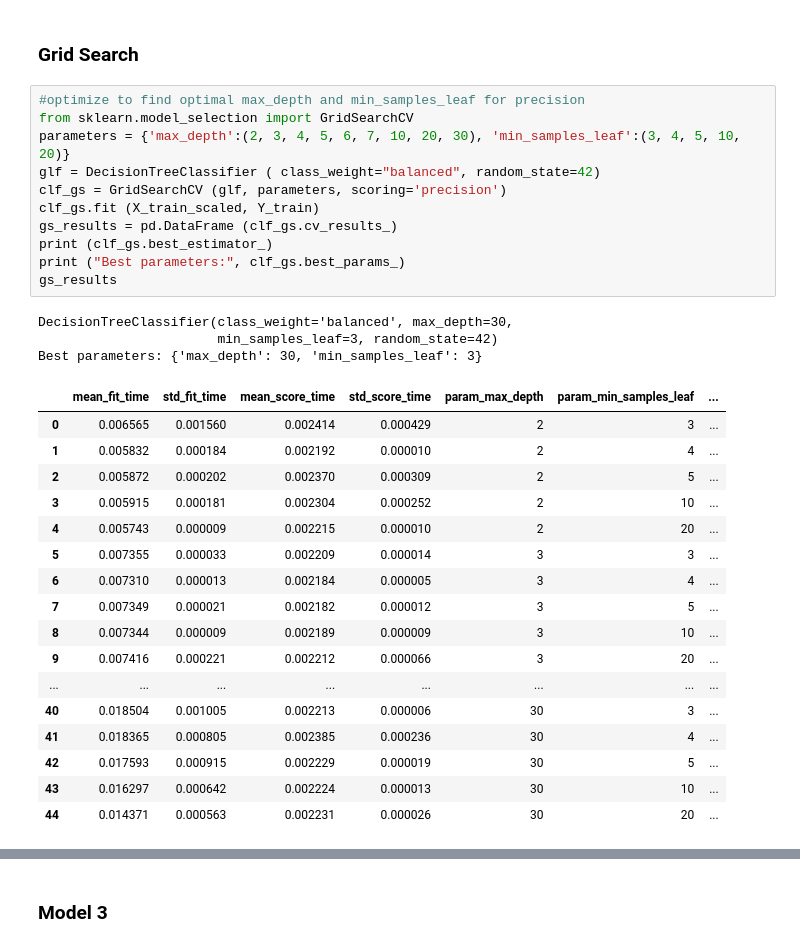
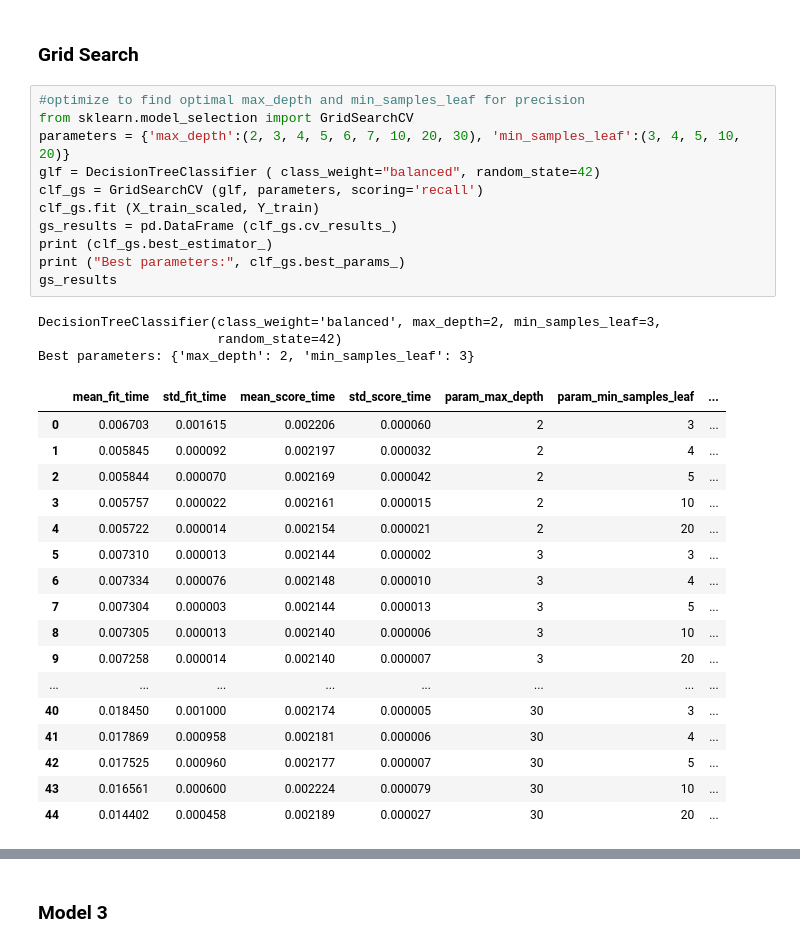
Before and after one commit to siyamabu/Portuguese-Banking-Campaign, a Jupyter notebook: portuguese_banking_campaign.ipynb, the cells around one changed output, grey strips where cells are left out. Drawn from its saved outputs; the diff is of its cells as text.

```diff
--- a/portuguese_banking_campaign.ipynb
+++ b/portuguese_banking_campaign.ipynb
@@ -1054,33 +1046,33 @@ With 5 fold validation, there are:
 # %%
 #optimize to find optimal max_depth and min_samples_leaf for precision
 from sklearn.model_selection import GridSearchCV
 parameters = {'max_depth':(2, 3, 4, 5, 6, 7, 10, 20, 30), 'min_samples_leaf':(3, 4, 5, 10, 20)}
 glf = DecisionTreeClassifier ( class_weight="balanced", random_state=42)
-clf_gs = GridSearchCV (glf, parameters, scoring='precision')
+clf_gs = GridSearchCV (glf, parameters, scoring='recall')
 clf_gs.fit (X_train_scaled, Y_train)
 gs_results = pd.DataFrame (clf_gs.cv_results_)
 print (clf_gs.best_estimator_)
 print ("Best parameters:", clf_gs.best_params_)
 gs_results
 # %% [output]
-DecisionTreeClassifier(class_weight='balanced', max_depth=30,
-                       min_samples_leaf=3, random_state=42)
-Best parameters: {'max_depth': 30, 'min_samples_leaf': 3}
+DecisionTreeClassifier(class_weight='balanced', max_depth=2, min_samples_leaf=3,
+                       random_state=42)
+Best parameters: {'max_depth': 2, 'min_samples_leaf': 3}
 |  | mean_fit_time | std_fit_time | mean_score_time | std_score_time | param_max_depth | param_min_samples_leaf | ... |
-| 0 | 0.006565 | 0.001560 | 0.002414 | 0.000429 | 2 | 3 | ... |
-| 1 | 0.005832 | 0.000184 | 0.002192 | 0.000010 | 2 | 4 | ... |
-| 2 | 0.005872 | 0.000202 | 0.002370 | 0.000309 | 2 | 5 | ... |
-| 3 | 0.005915 | 0.000181 | 0.002304 | 0.000252 | 2 | 10 | ... |
-| 4 | 0.005743 | 0.000009 | 0.002215 | 0.000010 | 2 | 20 | ... |
-| 5 | 0.007355 | 0.000033 | 0.002209 | 0.000014 | 3 | 3 | ... |
-| 6 | 0.007310 | 0.000013 | 0.002184 | 0.000005 | 3 | 4 | ... |
-| 7 | 0.007349 | 0.000021 | 0.002182 | 0.000012 | 3 | 5 | ... |
-| 8 | 0.007344 | 0.000009 | 0.002189 | 0.000009 | 3 | 10 | ... |
-| 9 | 0.007416 | 0.000221 | 0.002212 | 0.000066 | 3 | 20 | ... |
+| 0 | 0.006703 | 0.001615 | 0.002206 | 0.000060 | 2 | 3 | ... |
+| 1 | 0.005845 | 0.000092 | 0.002197 | 0.000032 | 2 | 4 | ... |
+| 2 | 0.005844 | 0.000070 | 0.002169 | 0.000042 | 2 | 5 | ... |
+| 3 | 0.005757 | 0.000022 | 0.002161 | 0.000015 | 2 | 10 | ... |
+| 4 | 0.005722 | 0.000014 | 0.002154 | 0.000021 | 2 | 20 | ... |
+| 5 | 0.007310 | 0.000013 | 0.002144 | 0.000002 | 3 | 3 | ... |
+| 6 | 0.007334 | 0.000076 | 0.002148 | 0.000010 | 3 | 4 | ... |
+| 7 | 0.007304 | 0.000003 | 0.002144 | 0.000013 | 3 | 5 | ... |
+| 8 | 0.007305 | 0.000013 | 0.002140 | 0.000006 | 3 | 10 | ... |
+| 9 | 0.007258 | 0.000014 | 0.002140 | 0.000007 | 3 | 20 | ... |
 | ... | ... | ... | ... | ... | ... | ... | ... |
-| 40 | 0.018504 | 0.001005 | 0.002213 | 0.000006 | 30 | 3 | ... |
-| 41 | 0.018365 | 0.000805 | 0.002385 | 0.000236 | 30 | 4 | ... |
-| 42 | 0.017593 | 0.000915 | 0.002229 | 0.000019 | 30 | 5 | ... |
-| 43 | 0.016297 | 0.000642 | 0.002224 | 0.000013 | 30 | 10 | ... |
-| 44 | 0.014371 | 0.000563 | 0.002231 | 0.000026 | 30 | 20 | ... |
+| 40 | 0.018450 | 0.001000 | 0.002174 | 0.000005 | 30 | 3 | ... |
+| 41 | 0.017869 | 0.000958 | 0.002181 | 0.000006 | 30 | 4 | ... |
+| 42 | 0.017525 | 0.000960 | 0.002177 | 0.000007 | 30 | 5 | ... |
+| 43 | 0.016561 | 0.000600 | 0.002224 | 0.000079 | 30 | 10 | ... |
+| 44 | 0.014402 | 0.000458 | 0.002189 | 0.000027 | 30 | 20 | ... |
 # %% [markdown]
```
Also changed, not shown: parts of 32 cells of this notebook.
